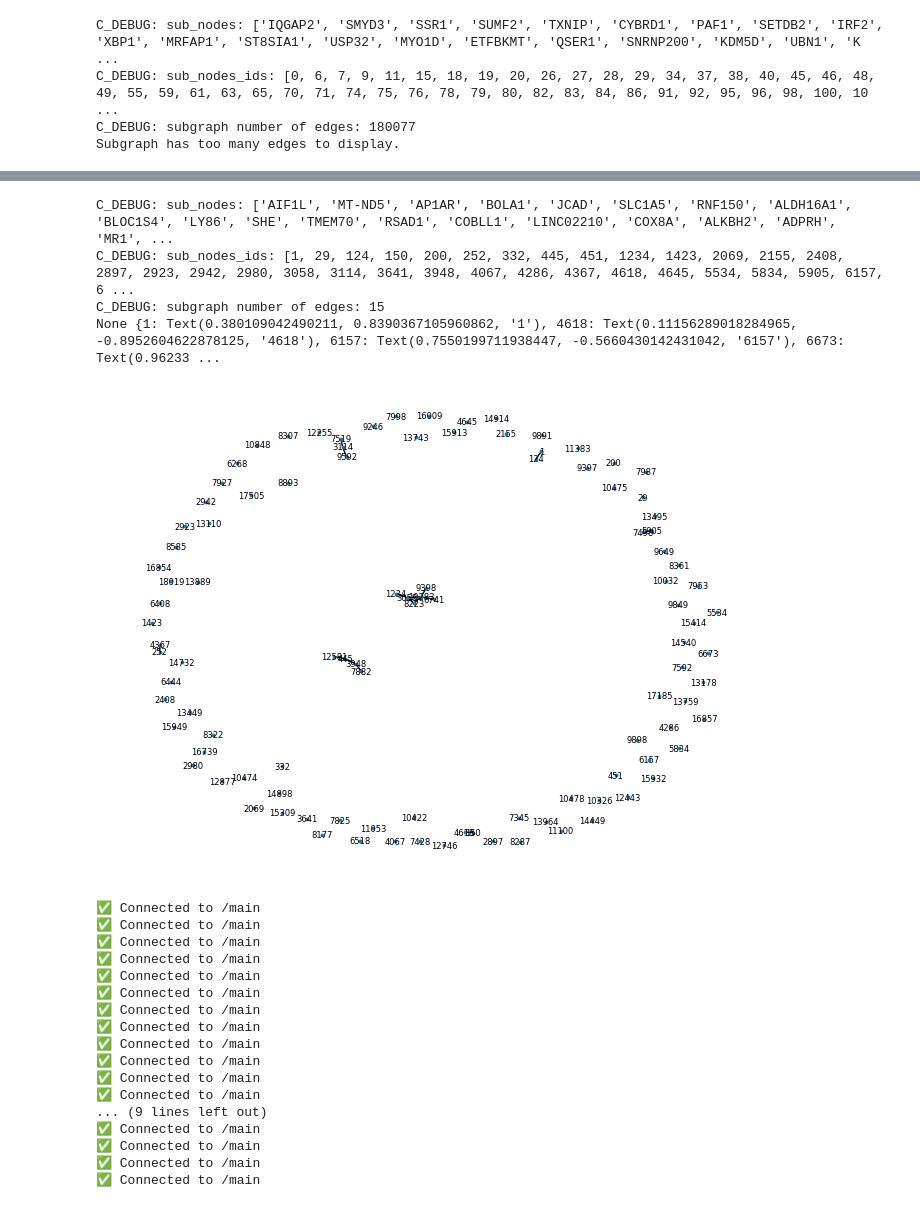
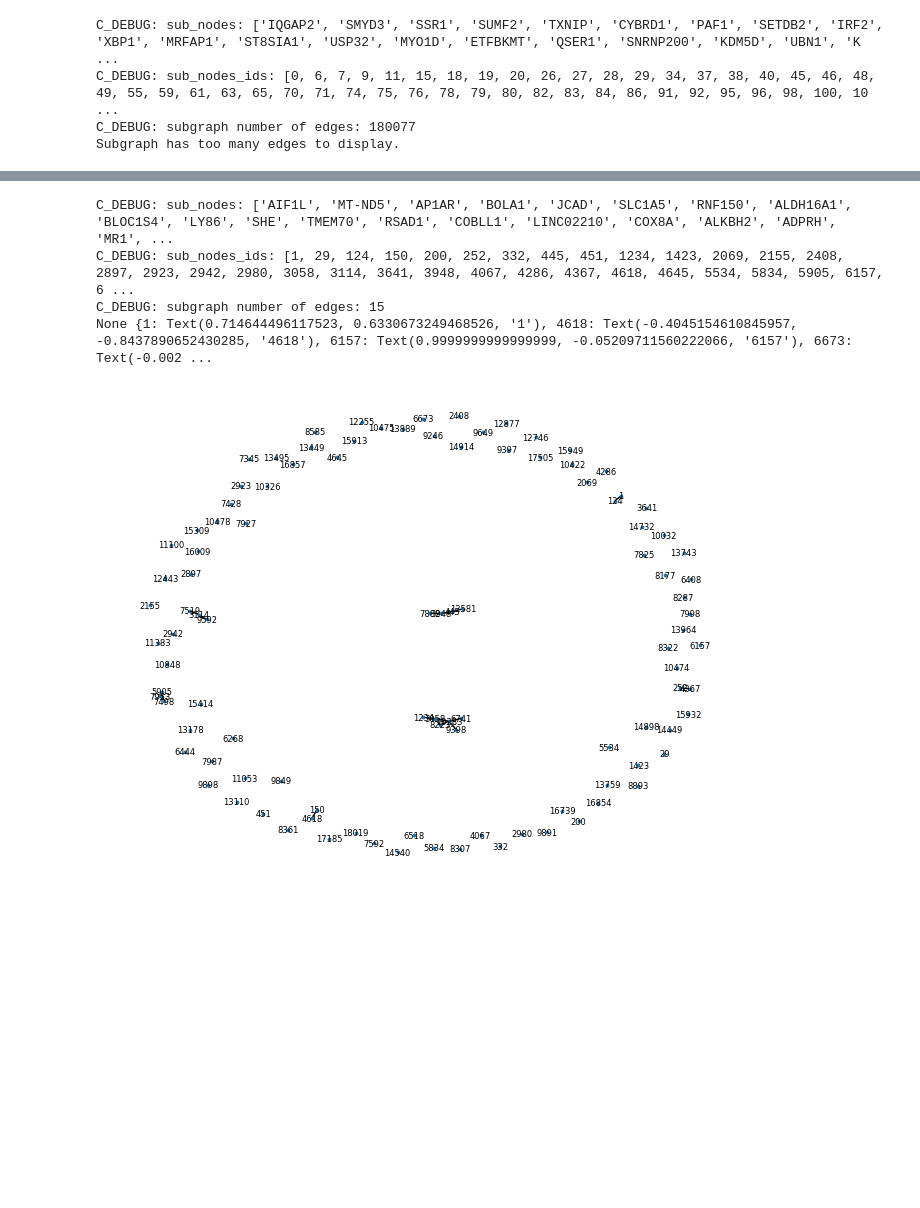
Before and after one commit to menchelab/DataDiVR_WebApp, a Jupyter notebook: _RealtimeCommunication_PPI_joeldanielaryan.ipynb, the cells around one changed output, grey strips where cells are left out. Saved outputs shown, nothing was run; the diff lists cells and outputs as text; code cells hidden in the pictures; blank space fills up the shorter version.

```diff
--- a/_RealtimeCommunication_PPI_joeldanielaryan.ipynb
+++ b/_RealtimeCommunication_PPI_joeldanielaryan.ipynb
@@ -125,6 +127,6 @@ allprojects_updated
 # %%
 # select a project to work with
-sel_id = 11
+sel_id = 17
 sel_name = allprojects_updated[sel_id][1]
 
 # load the project data
@@ -267,29 +272,12 @@ None {7217: Text(-0.7158197198205725, -0.5679129530694484, '7217'), 11498: Text(
 # %%
 nodelist = symbol_pep_75
-tools.extract_and_highlight_subnetwork_from_nodelist(nodelist, relayout=False, scene_name = "symbol_pep_75")
+tools.extract_and_highlight_subnetwork_from_nodelist(nodelist, relayout=True, scene_name = "symbol_pep_75")
 #tools.extract_and_highlight_subnetwork_from_nodelist(nodelist, relayout=True, scene_name= "symbol_pep_75_relayout")
 # %% [output]
 C_DEBUG: sub_nodes: ['AIF1L', 'MT-ND5', 'AP1AR', 'BOLA1', 'JCAD', 'SLC1A5', 'RNF150', 'ALDH16A1', 'BLOC1S4', 'LY86', 'SHE', 'TMEM70', 'RSAD1', 'COBLL1', 'LINC02210', 'COX8A', 'ALKBH2', 'ADPRH', 'MR1', ...
 C_DEBUG: sub_nodes_ids: [1, 29, 124, 150, 200, 252, 332, 445, 451, 1234, 1423, 2069, 2155, 2408, 2897, 2923, 2942, 2980, 3058, 3114, 3641, 3948, 4067, 4286, 4367, 4618, 4645, 5534, 5834, 5905, 6157, 6 ...
 C_DEBUG: subgraph number of edges: 15
-None {1: Text(0.380109042490211, 0.8390367105960862, '1'), 4618: Text(0.11156289018284965, -0.8952604622878125, '4618'), 6157: Text(0.7550199711938447, -0.5660430142431042, '6157'), 6673: Text(0.96233 ...
+None {1: Text(0.714644496117523, 0.6330673249468526, '1'), 4618: Text(-0.4045154610845957, -0.8437890652430285, '4618'), 6157: Text(0.9999999999999999, -0.05209711560222066, '6157'), 6673: Text(-0.002 ...
-[figure, old version]
+[figure, new version]
-✅ Connected to /main
-✅ Connected to /main
-✅ Connected to /main
-✅ Connected to /main
-✅ Connected to /main
-✅ Connected to /main
-✅ Connected to /main
-✅ Connected to /main
-✅ Connected to /main
-✅ Connected to /main
-✅ Connected to /main
-✅ Connected to /main
-... (9 lines left out)
-✅ Connected to /main
-✅ Connected to /main
-✅ Connected to /main
-✅ Connected to /main
 # %%
 session.reload_project() # to get back to initial state of project (incl. initial layout)
```
Also changed, not shown: parts of 11 cells of this notebook, 3 other files.
